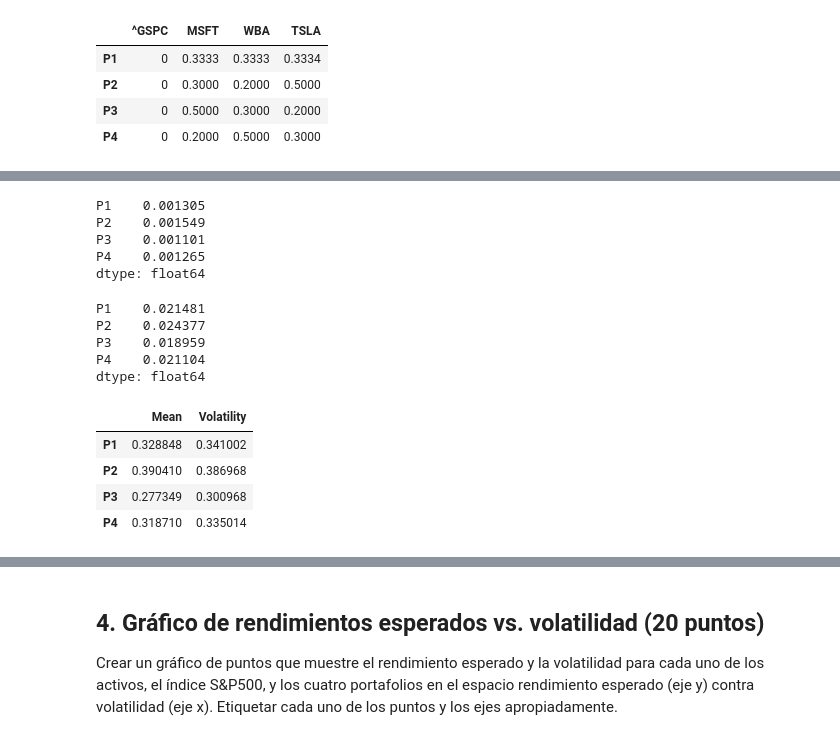
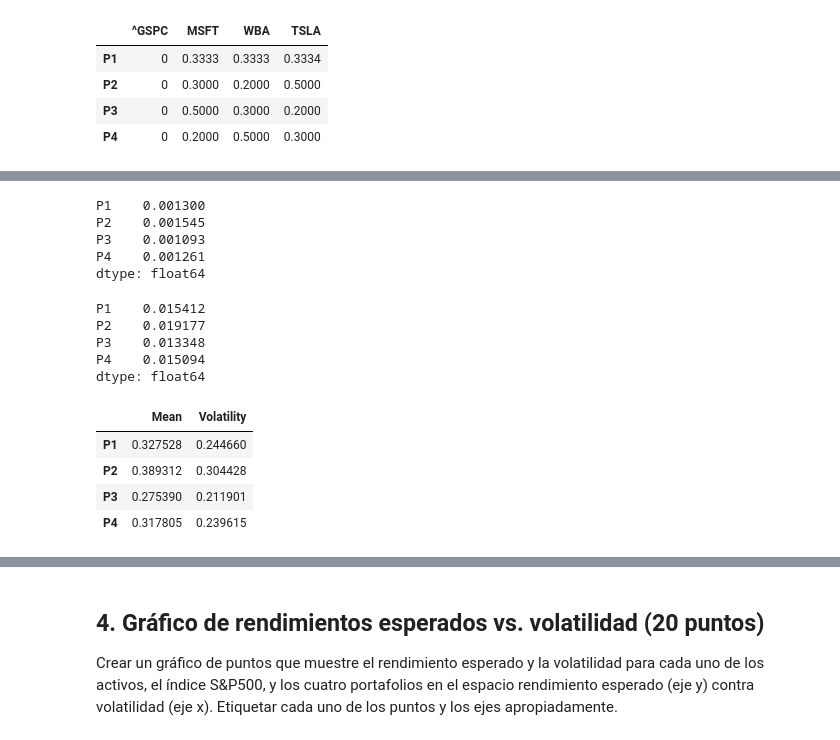
Before and after one commit to OscarFlores-IFi/PorInv2019, a Jupyter notebook: Tarea4_FloresOscar.ipynb, the cells around one changed output, grey strips where cells are left out. Cells and saved outputs as stored; diff of their text form; code cells hidden in the pictures.

```diff
--- a/Tarea4_FloresOscar.ipynb
+++ b/Tarea4_FloresOscar.ipynb
@@ -185,3 +180,10 @@ Portfolio
 | P2 | 0 | 0.3000 | 0.2000 | 0.5000 |
 | P3 | 0 | 0.5000 | 0.3000 | 0.2000 |
 | P4 | 0 | 0.2000 | 0.5000 | 0.3000 |
+# %%
+#Se calculan rendimientos como si tomaramos los portafolios en forma de activo individual
+Individual = pd.DataFrame()
+for j in range(len(Portfolio.iloc[:,0])):
+    i = Portfolio.index[j]
+    Individual['%s'%i] = (Portfolio.loc['%s'%i]*pct).sum(axis=1)
+Individual.head()
@@ -188,34 +198,33 @@ Portfolio
+# %%
+Individual_mean = Individual.mean()
+Individual_mean
+# %% [output]
+P1    0.001300
+P2    0.001545
+P3    0.001093
+P4    0.001261
+dtype: float64
 # %%
 #Se calculan rendimientos como si tomaramos los portafolios en forma de activo individual
-Individual_rend = pct_mean.dot(Portfolio.T)
-Individual_rend
+Individual_std = Individual.std()
+Individual_std
 # %% [output]
-P1    0.001305
-P2    0.001549
-P3    0.001101
-P4    0.001265
+P1    0.015412
+P2    0.019177
+P3    0.013348
+P4    0.015094
 dtype: float64
-# %%
-#Se calculan rendimientos como si tomaramos los portafolios en forma de activo individual
-Individual_std = pct_std.dot(Portfolio.T)
-Individual_std
-# %% [output]
-P1    0.021481
-P2    0.024377
-P3    0.018959
-P4    0.021104
-dtype: float64
 # %%
 #Rendimientos y volatilidad reportados tomando los activos por separado.
-Individual_summary = pd.DataFrame(data={'Mean':Individual_rend*252,'Volatility':np.sqrt(252)*Individual_std},
+Individual_summary = pd.DataFrame(data={'Mean':Individual_mean*252,'Volatility':np.sqrt(252)*Individual_std},
                         index=['P1','P2','P3','P4'])
 Individual_summary
 # %% [output]
 |  | Mean | Volatility |
-| P1 | 0.328848 | 0.341002 |
-| P2 | 0.390410 | 0.386968 |
-| P3 | 0.277349 | 0.300968 |
-| P4 | 0.318710 | 0.335014 |
+| P1 | 0.327528 | 0.244660 |
+| P2 | 0.389312 | 0.304428 |
+| P3 | 0.275390 | 0.211901 |
+| P4 | 0.317805 | 0.239615 |
 # %%
 #Rendimiento
 Portfolio_rend = pct_mean.dot(Portfolio.T)
```
Also changed, not shown: parts of 29 cells of this notebook.
